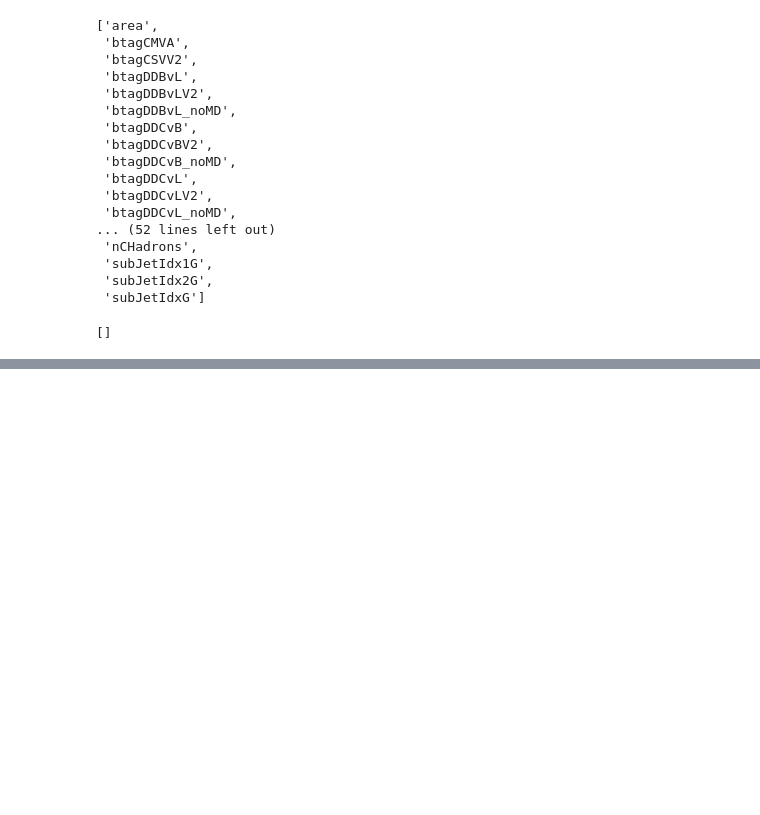
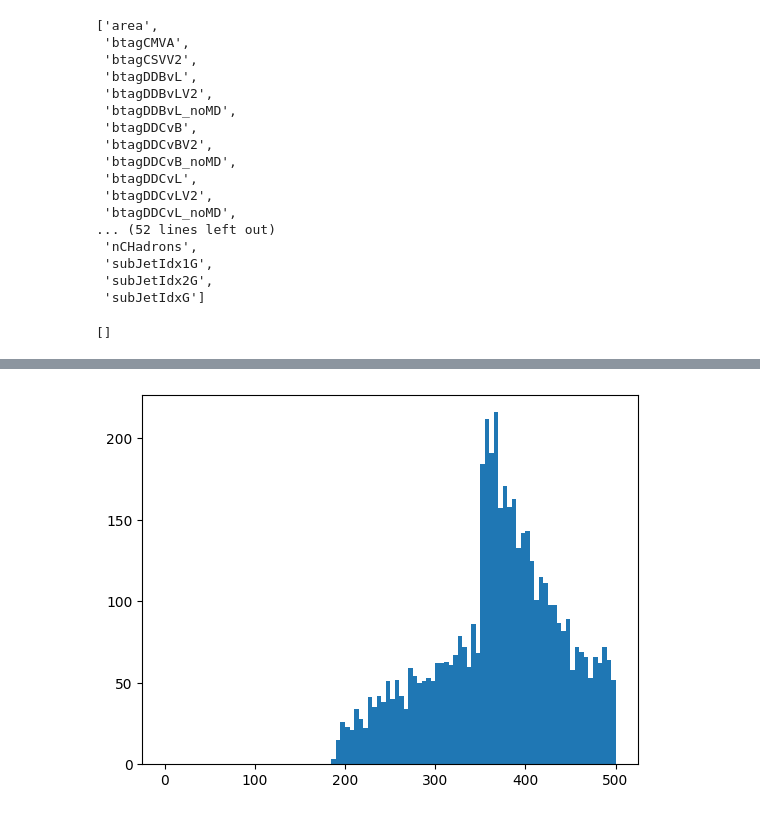
Before and after one commit to colizz/BTVNanoCommissioning, a Jupyter notebook: notebooks/subjets.ipynb, the cells around one changed output, grey strips where cells are left out. Drawn from its saved outputs; the diff is of its cells as text; code cells hidden in the pictures; blank space fills up the shorter version.

```diff
--- a/notebooks/subjets.ipynb
+++ b/notebooks/subjets.ipynb
@@ -167,0 +284,5 @@ list(filter(lambda x : 'Gen' in x, e.Jet.fields))
+# %%
+e_lead350 = e[e.FatJet[:,0].pt > 350]
+plt.hist(ak.flatten(e_lead350.FatJet.pt), bins=100, range=(0,500));
+# %% [output]
+[figure, added]
```
Also changed, not shown: parts of 32 cells of this notebook, 1 other file.
